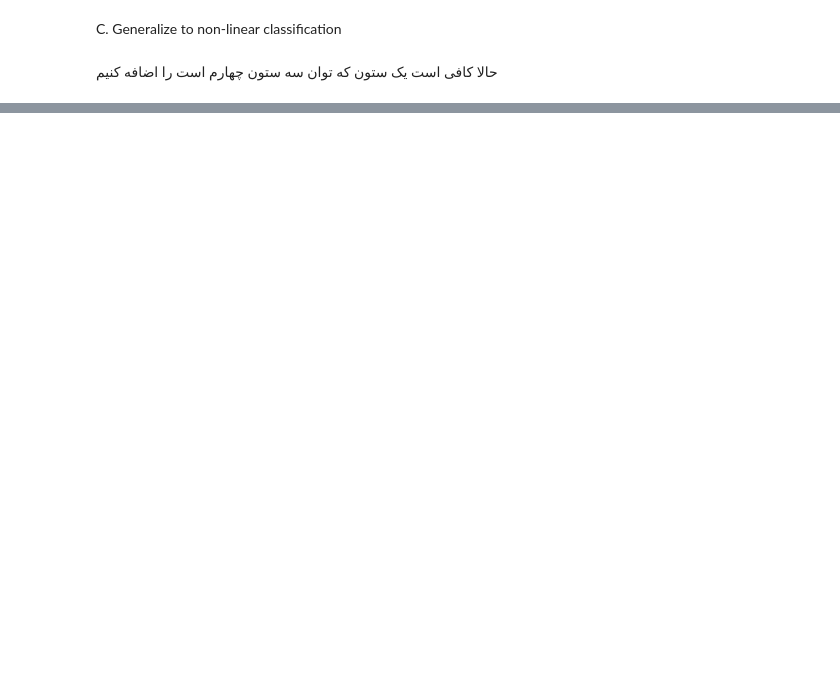
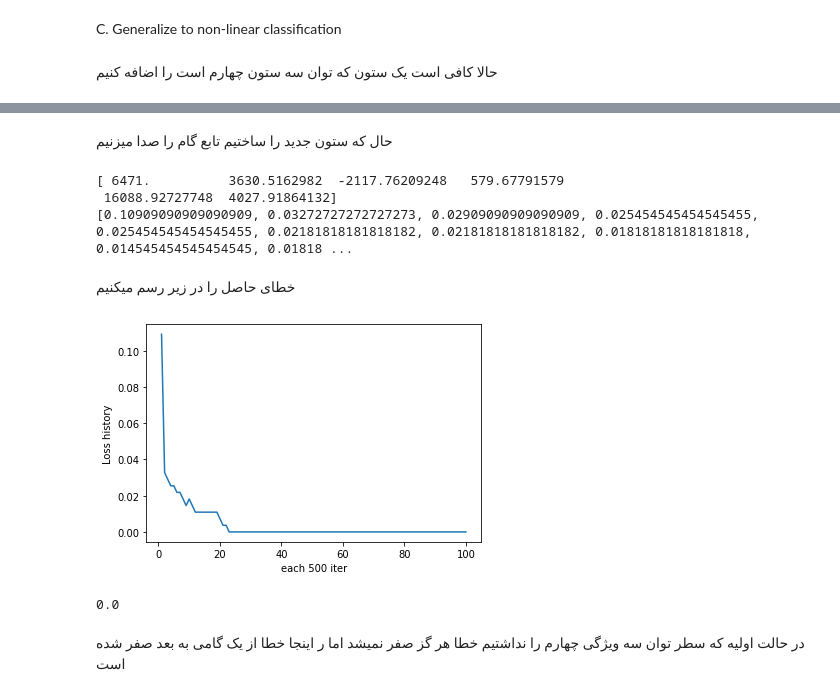
Before and after one commit to alirezakhaleghianaghizi/ml_1401, a Jupyter notebook: ch2q3.ipynb, the cells around one changed output, grey strips where cells are left out. Saved outputs shown, nothing was run; the diff lists cells and outputs as text; code cells hidden in the pictures; blank space fills up the shorter version.

```diff
--- a/ch2q3.ipynb
+++ b/ch2q3.ipynb
@@ -145,0 +157,15 @@ LinAlgError: ignored
+# %%
+Xtr2=X_train1
+Xtr3=X_test1
+xtr43=X_train1[len(X_train1)-1]*0
+for i in range(len(xtr43)):
+  xtr43[i]=math.pow(X_train1[len(X_train1)-1][i],3)
+xte43=X_test1[len(X_test1)-1]*0
+for i in range(len(xte43)):
+  xte43[i]=math.pow(X_test1[len(X_test1)-1][i],3)
+
+
+spi_tr= np.append(Xtr2,[xtr43],axis=0)
+spi_te= np.append(Xtr3,[xte43],axis=0)
+print(spi_tr)
+print(spi_te)
@@ -145,0 +190,30 @@ LinAlgError: ignored
+# %% [markdown]
+حال که ستون جدید را ساختیم تابع گام را صدا میزنیم
+# %%
+wnew,loss_historynew=perceptron(spi_tr,Y_train,spi_te,Y_test)
+print(wnew)
+print(loss_historynew)
+# %% [output]
+[ 6471.          3630.5162982  -2117.76209248   579.67791579
+ 16088.92727748  4027.91864132]
+[0.10909090909090909, 0.03272727272727273, 0.02909090909090909, 0.025454545454545455, 0.025454545454545455, 0.02181818181818182, 0.02181818181818182, 0.01818181818181818, 0.014545454545454545, 0.01818 ...
+# %% [markdown]
+خطای حاصل را در زیر رسم میکنیم
+# %%
+finallossnew=loss_historynew[len(loss_historynew)-1]
+import matplotlib.pyplot as plt
+xaxis=[]
+for i in range(len(loss_historynew)):
+  xaxis.append((i+1))
+xpoints = np.array(xaxis)
+ypoints = np.array(loss_historynew)
+plt.xlabel("each 500 iter")
+plt.ylabel("Loss history")
+plt.plot(xpoints, ypoints)
+plt.show()
+print(finallossnew)
+# %% [output]
+[figure, added]
+0.0
+# %% [markdown]
+در حالت اولیه که سطر توان سه ویژگی چهارم را نداشتیم خطا هر گز صفر نمیشد اما ر اینجا خطا از یک گامی به بعد صفر شده است
```
Also changed, not shown: parts of 5 cells of this notebook.
